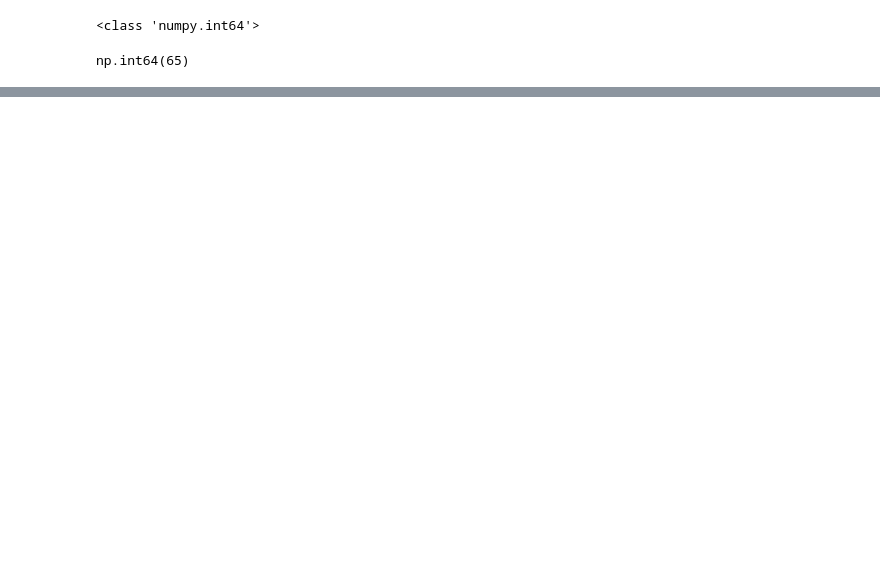
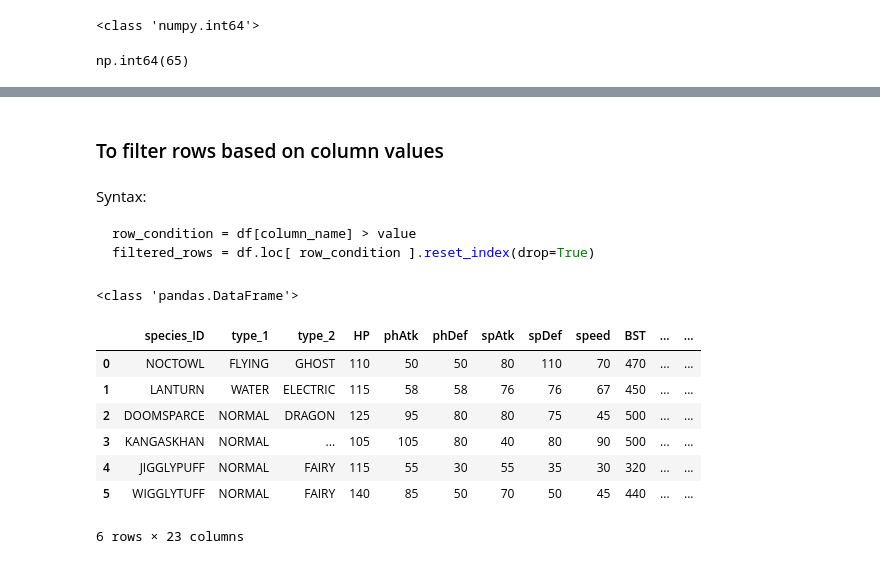
Before and after one commit to swayamgoel2013-ui/Python-L2, a Jupyter notebook: 06_Pandas/scripts.ipynb, the cells around one changed output, grey strips where cells are left out. Drawn from its saved outputs; the diff is of its cells as text; code cells hidden in the pictures; blank space fills up the shorter version.

````diff
--- a/06_Pandas/scripts.ipynb
+++ b/06_Pandas/scripts.ipynb
@@ -195,0 +292,27 @@ table
+# %% [markdown]
+### To filter rows based on column values
+# %% [markdown]
+Syntax:
+
+```Python
+row_condition = df[column_name] > value
+filtered_rows = df.loc[ row_condition ].reset_index(drop=True)
+```
+# %%
+# to get rows based on some condition (Logical AND)
+
+row_condition = df["HP"] > 100
+filtered_rows = df.loc[ row_condition ].reset_index(drop=True)
+print(type(filtered_rows))
+
+filtered_rows
+# %% [output]
+<class 'pandas.DataFrame'>
+|  | species_ID | type_1 | type_2 | HP | phAtk | phDef | spAtk | spDef | speed | BST | ... | ... |
+| 0 | NOCTOWL | FLYING | GHOST | 110 | 50 | 50 | 80 | 110 | 70 | 470 | ... | ... |
+| 1 | LANTURN | WATER | ELECTRIC | 115 | 58 | 58 | 76 | 76 | 67 | 450 | ... | ... |
+| 2 | DOOMSPARCE | NORMAL | DRAGON | 125 | 95 | 80 | 80 | 75 | 45 | 500 | ... | ... |
+| 3 | KANGASKHAN | NORMAL | ... | 105 | 105 | 80 | 40 | 80 | 90 | 500 | ... | ... |
+| 4 | JIGGLYPUFF | NORMAL | FAIRY | 115 | 55 | 30 | 55 | 35 | 30 | 320 | ... | ... |
+| 5 | WIGGLYTUFF | NORMAL | FAIRY | 140 | 85 | 50 | 70 | 50 | 45 | 440 | ... | ... |
+6 rows × 23 columns
````
Also changed, not shown: parts of 41 cells of this notebook, 28 other files.
